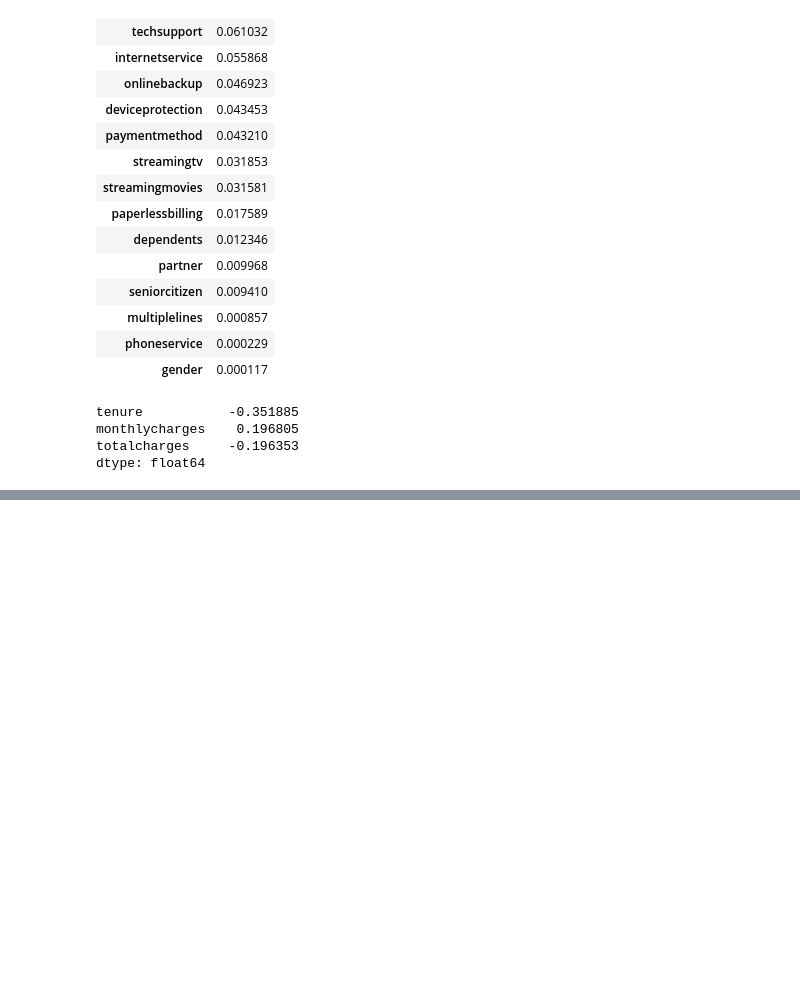
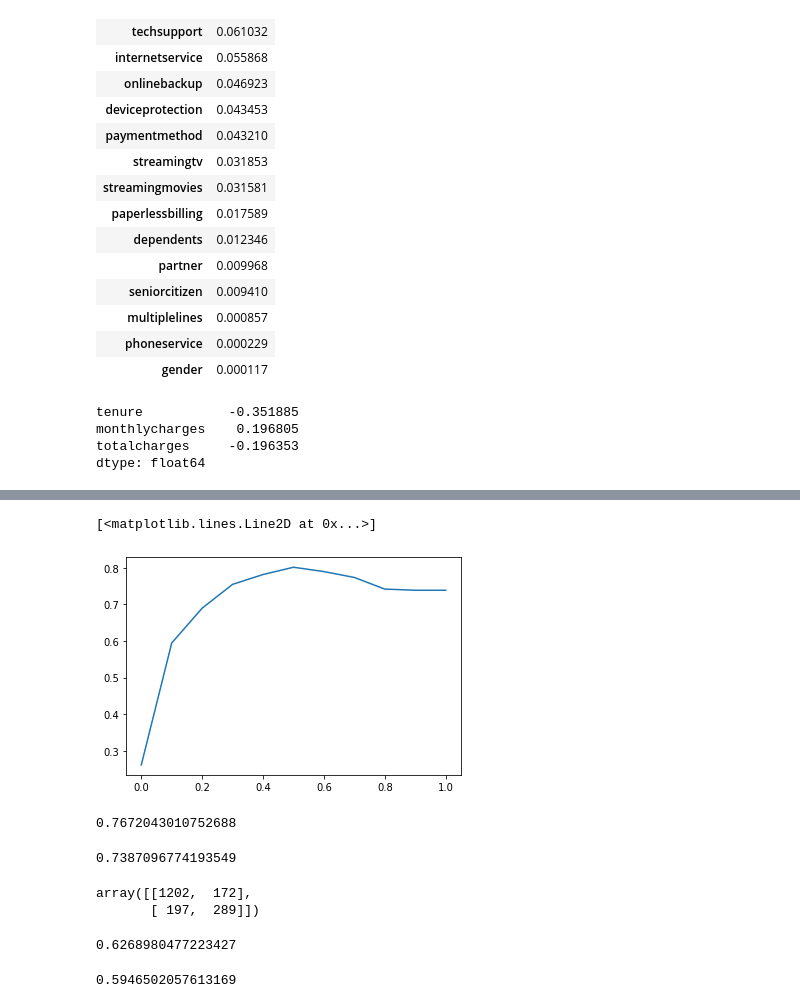
Before and after one commit to rparthas/data, a Jupyter notebook: zoomcamp/churn_prediction.ipynb, the cells around one changed output, grey strips where cells are left out. Drawn from its saved outputs; the diff is of its cells as text; code cells hidden in the pictures; blank space fills up the shorter version.

Commit message:
Zoomcamp churn prediction

```diff
--- a/zoomcamp/churn_prediction.ipynb
+++ b/zoomcamp/churn_prediction.ipynb
@@ -282,0 +340,3 @@ dtype: float64
+# %%
+val_dict = df_val[categorical + numerical].to_dict(orient='rows')
+X_val = dv.transform(val_dict)
@@ -282,0 +359,4 @@ dtype: float64
+# %%
+y_pred = model.predict_proba(X_val)[:, 1]
+# %%
+churn = y_pred >= 0.5
@@ -282,0 +447,8 @@ dtype: float64
+# %%
+accuracies = []
+thresholds = np.linspace(0, 1, 11)
+for t in thresholds:
+    churn = y_pred >= t
+    acc = accuracy_score(y_val, churn)
+    print('%0.2f %0.3f' % (t, acc)) #D
+    accuracies.append(acc)
@@ -282,0 +467,32 @@ dtype: float64
+# %%
+plt.plot(thresholds, accuracies)
+# %% [output]
+[<matplotlib.lines.Line2D at 0x...>]
+[figure, added]
+# %%
+val_dict_small = df_val[small_subset].to_dict(orient='rows') #A
+X_small_val = dv_small.transform(val_dict_small) #A
+y_pred_small = model_small.predict_proba(X_small_val)[:, 1] #B
+churn_small = y_pred_small >= 0.5 #B
+accuracy_score(y_val, churn_small)
+# %% [output]
+0.7672043010752688
+# %%
+size_val = len(y_val) #A
+baseline = np.repeat(False, size_val)
+accuracy_score(baseline, y_val)
+# %% [output]
+0.7387096774193549
+# %%
+confusion_matrix(y_val >= 0.5, y_pred >= 0.5)
+# %% [output]
+array([[1202,  172],
+       [ 197,  289]])
+# %%
+precision_score(y_val >= 0.5, y_pred >= 0.5)
+# %% [output]
+0.6268980477223427
+# %%
+recall_score(y_val >= 0.5, y_pred >= 0.5)
+# %% [output]
+0.5946502057613169
```
Also changed, not shown: parts of 41 cells of this notebook, 4 other files.
